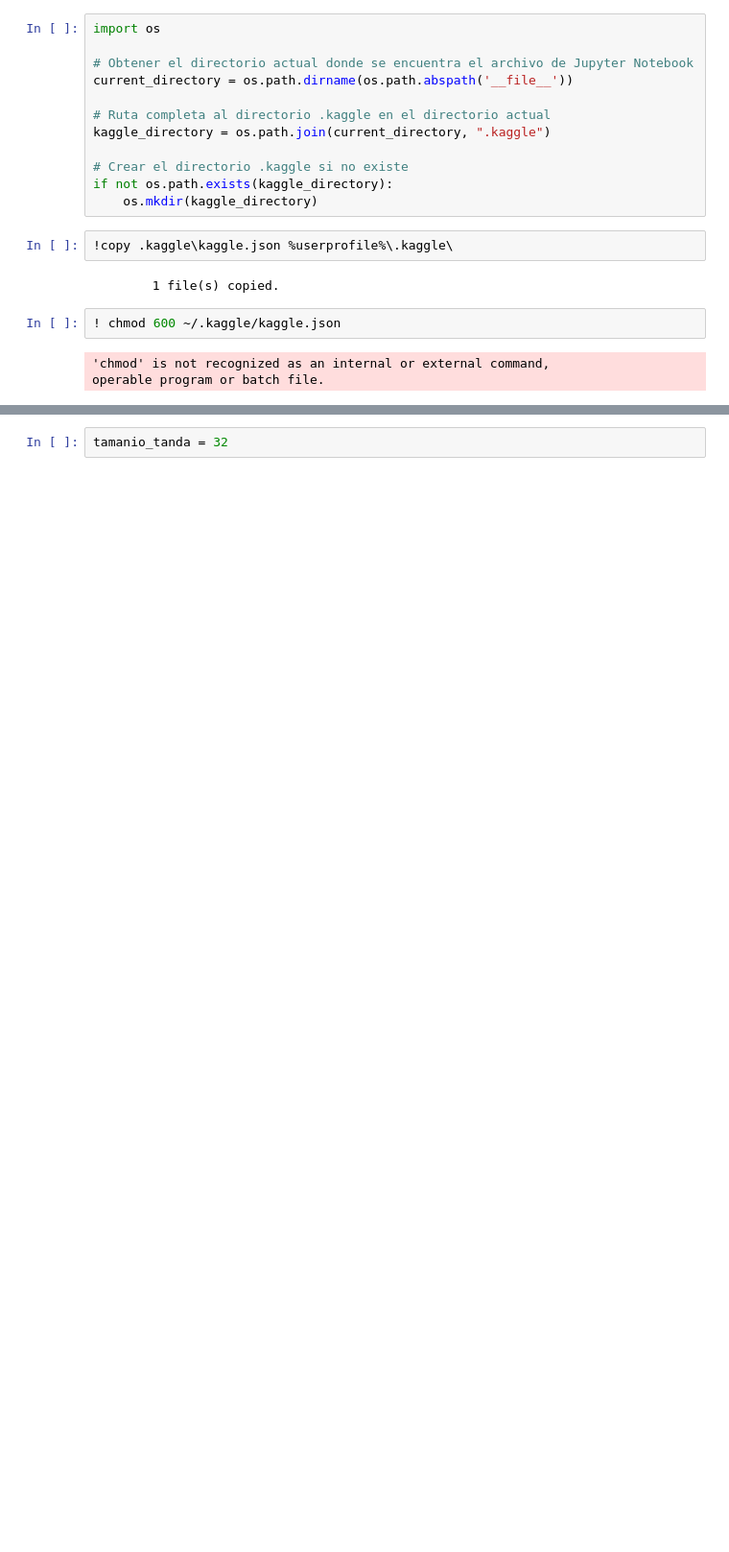
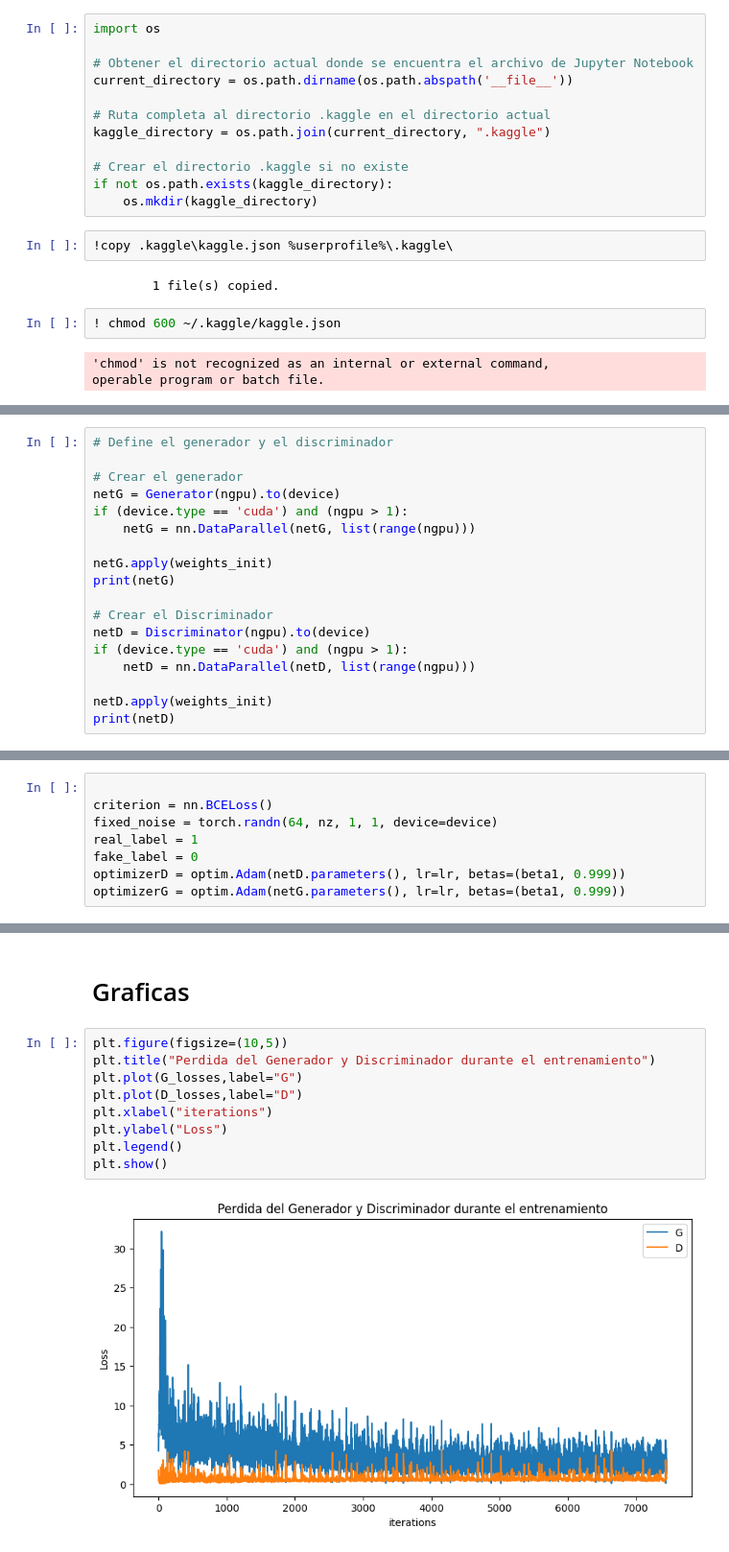
Before and after one commit to ChristopherG19/UVG_DS_Lab6, a Jupyter notebook: Laboratorio6.ipynb, the cells around one changed output, grey strips where cells are left out. Shown at 96% size. Cells and saved outputs as stored; diff of their text form; blank space fills up the shorter version.

```diff
--- a/Laboratorio6.ipynb
+++ b/Laboratorio6.ipynb
@@ -258,0 +247,18 @@ Generator(
+# %%
+# Define el generador y el discriminador
+
+# Crear el generador
+netG = Generator(ngpu).to(device)
+if (device.type == 'cuda') and (ngpu > 1):
+    netG = nn.DataParallel(netG, list(range(ngpu)))
+
+netG.apply(weights_init)
+print(netG)
+
+# Crear el Discriminador
+netD = Discriminator(ngpu).to(device)
+if (device.type == 'cuda') and (ngpu > 1):
+    netD = nn.DataParallel(netD, list(range(ngpu)))
+
+netD.apply(weights_init)
+print(netD)
@@ -258,0 +285,8 @@ Generator(
+# %%
+
+criterion = nn.BCELoss()
+fixed_noise = torch.randn(64, nz, 1, 1, device=device)
+real_label = 1
+fake_label = 0
+optimizerD = optim.Adam(netD.parameters(), lr=lr, betas=(beta1, 0.999))
+optimizerG = optim.Adam(netG.parameters(), lr=lr, betas=(beta1, 0.999))
@@ -321,2 +398,13 @@ ValueError: ignored
-# %%
-tamanio_tanda = 32
+# %% [markdown]
+# Graficas
+# %%
+plt.figure(figsize=(10,5))
+plt.title("Perdida del Generador y Discriminador durante el entrenamiento")
+plt.plot(G_losses,label="G")
+plt.plot(D_losses,label="D")
+plt.xlabel("iterations")
+plt.ylabel("Loss")
+plt.legend()
+plt.show()
+# %% [output]
+[figure, added]
```
Also changed, not shown: parts of 33 cells of this notebook.
